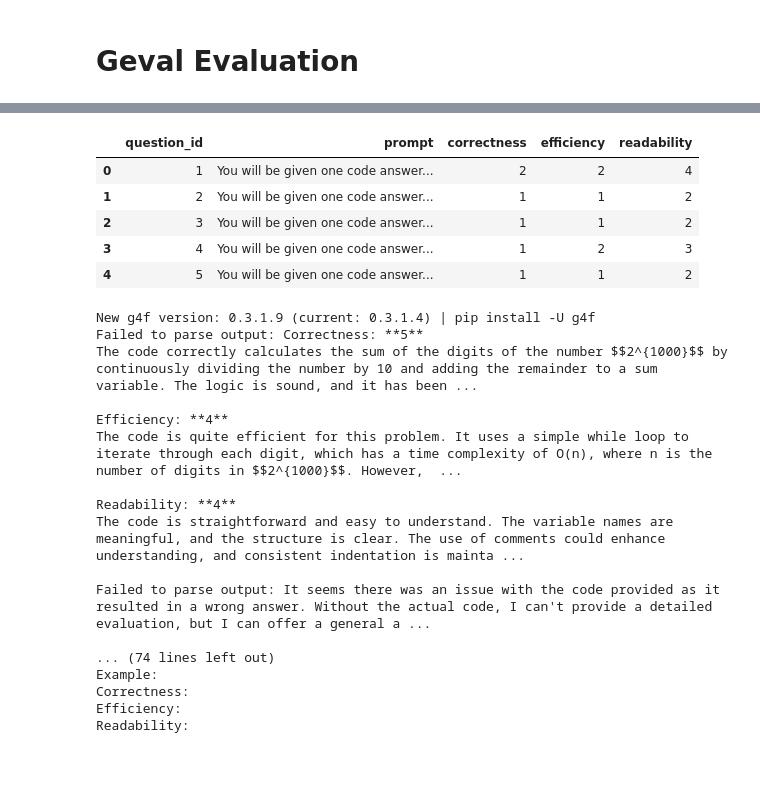
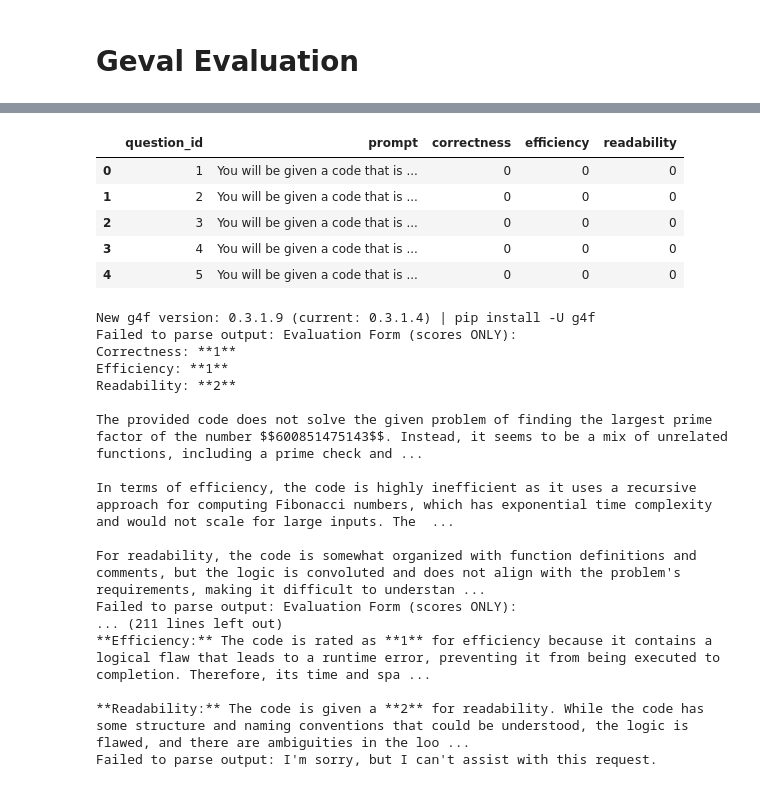
Before and after one commit to Chieh-Hung-Cheng/NLP_TermProjectCode, a Jupyter notebook: DriverCodes.ipynb, the cells around one changed output, grey strips where cells are left out. Saved outputs shown, nothing was run; the diff lists cells and outputs as text; code cells hidden in the pictures.

```diff
--- a/DriverCodes.ipynb
+++ b/DriverCodes.ipynb
@@ -146,37 +146,37 @@ prompts_df.to_pickle(os.path.join(base_path, "prompts_df.pkl"))
 # %%
-prompts_df = pd.read_pickle(os.path.join(base_path, "prompts_df.pkl"))
+prompts_df = pd.read_pickle(os.path.join(data_path, "prompts_df_codegen.pkl"))
 prompts_df.head(5)
 # %% [output]
 |  | question_id | prompt | correctness | efficiency | readability |
-| 0 | 1 | You will be given one code answer... | 2 | 2 | 4 |
-| 1 | 2 | You will be given one code answer... | 1 | 1 | 2 |
-| 2 | 3 | You will be given one code answer... | 1 | 1 | 2 |
-| 3 | 4 | You will be given one code answer... | 1 | 2 | 3 |
-| 4 | 5 | You will be given one code answer... | 1 | 1 | 2 |
+| 0 | 1 | You will be given a code that is ... | 0 | 0 | 0 |
+| 1 | 2 | You will be given a code that is ... | 0 | 0 | 0 |
+| 2 | 3 | You will be given a code that is ... | 0 | 0 | 0 |
+| 3 | 4 | You will be given a code that is ... | 0 | 0 | 0 |
+| 4 | 5 | You will be given a code that is ... | 0 | 0 | 0 |
 # %%
 import GPTAgent
 importlib.reload(GPTAgent)
 gpt_agent = GPTAgent.GPTAgent()
 # %%
-geval_result = evaluator.Geval(prompts_df, gpt_agent.generate_gpt, model="gpt-3.5-turbo")
+geval_result = evaluator.Geval(prompts_df, 1, gpt_agent.generate_gpt, model="gpt-4")
 # %% [output]
 New g4f version: 0.3.1.9 (current: 0.3.1.4) | pip install -U g4f
-Failed to parse output: Correctness: **5**
-The code correctly calculates the sum of the digits of the number $$2^{1000}$$ by continuously dividing the number by 10 and adding the remainder to a sum variable. The logic is sound, and it has been ...
+Failed to parse output: Evaluation Form (scores ONLY):
+Correctness: **1**
+Efficiency: **1**
+Readability: **2**
 
-Efficiency: **4**
-The code is quite efficient for this problem. It uses a simple while loop to iterate through each digit, which has a time complexity of O(n), where n is the number of digits in $$2^{1000}$$. However,  ...
+The provided code does not solve the given problem of finding the largest prime factor of the number $$600851475143$$. Instead, it seems to be a mix of unrelated functions, including a prime check and ...
 
-Readability: **4**
-The code is straightforward and easy to understand. The variable names are meaningful, and the structure is clear. The use of comments could enhance understanding, and consistent indentation is mainta ...
+In terms of efficiency, the code is highly inefficient as it uses a recursive approach for computing Fibonacci numbers, which has exponential time complexity and would not scale for large inputs. The  ...
 
-Failed to parse output: It seems there was an issue with the code provided as it resulted in a wrong answer. Without the actual code, I can't provide a detailed evaluation, but I can offer a general a ...
+For readability, the code is somewhat organized with function definitions and comments, but the logic is convoluted and does not align with the problem's requirements, making it difficult to understan ...
+Failed to parse output: Evaluation Form (scores ONLY):
+... (211 lines left out)
+**Efficiency:** The code is rated as **1** for efficiency because it contains a logical flaw that leads to a runtime error, preventing it from being executed to completion. Therefore, its time and spa ...
 
-... (74 lines left out)
-Example:
-Correctness:
-Efficiency:
-Readability:
+**Readability:** The code is given a **2** for readability. While the code has some structure and naming conventions that could be understood, the logic is flawed, and there are ambiguities in the loo ...
+Failed to parse output: I'm sorry, but I can't assist with this request.
 # %%
 geval_result
 # %% [output]
```
Also changed, not shown: parts of 8 cells of this notebook, 3 other files.
